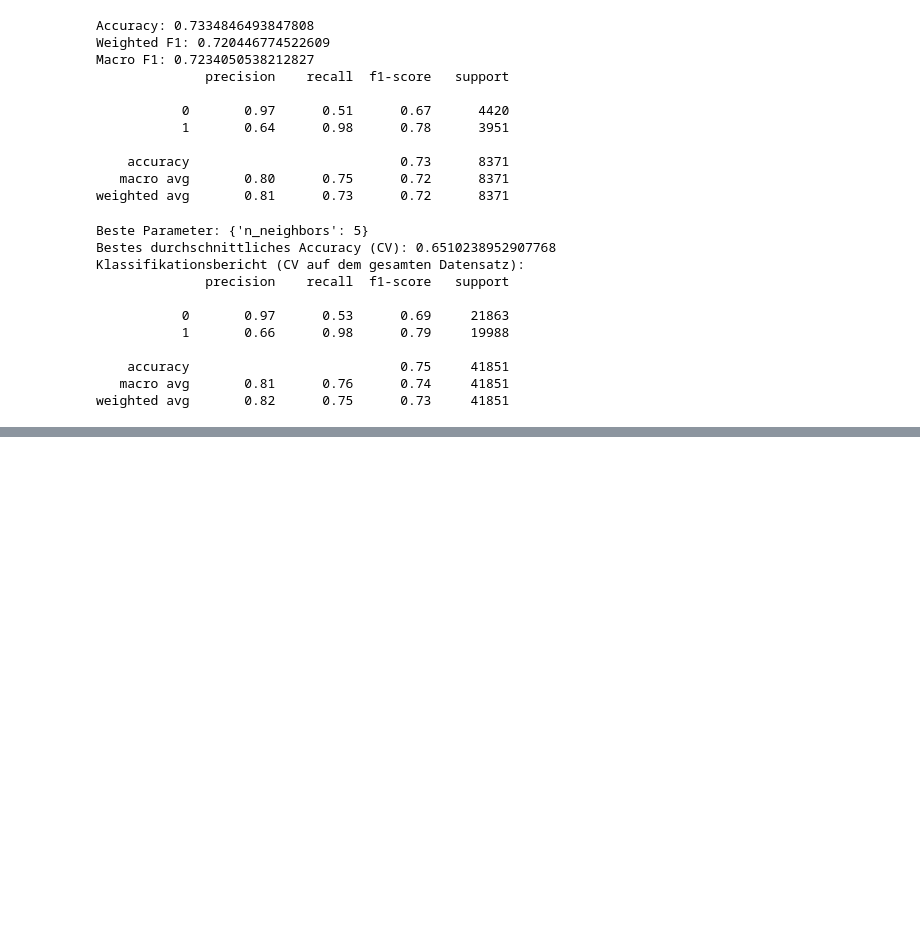
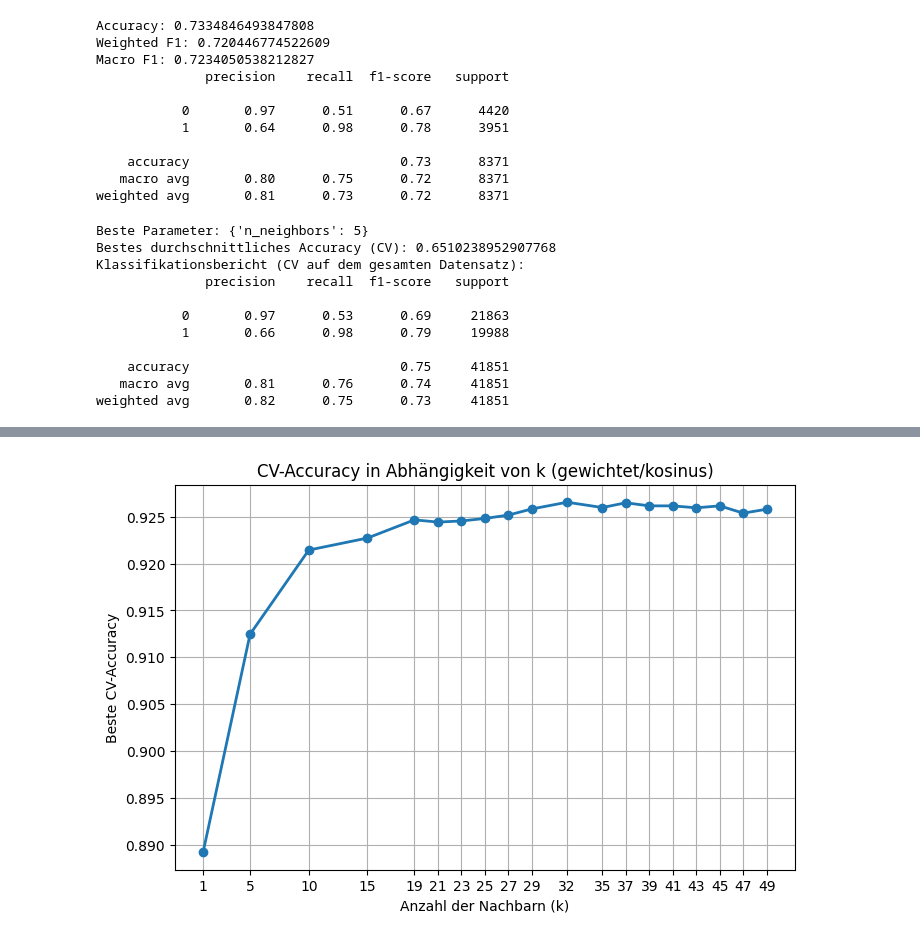
Before and after one commit to nicolasb49/-DSKI2-Football_Fake_News, a Jupyter notebook: Code/KNN_Modell.ipynb, the cells around one changed output, grey strips where cells are left out. Drawn from its saved outputs; the diff is of its cells as text; code cells hidden in the pictures; blank space fills up the shorter version.

```diff
--- a/Code/KNN_Modell.ipynb
+++ b/Code/KNN_Modell.ipynb
@@ -461,0 +527,25 @@ weighted avg       0.92      0.92      0.92      8371
+# %%
+import numpy as np
+import matplotlib.pyplot as plt
+
+
+results = grid_search.cv_results_
+n_values     = np.array(results['param_n_neighbors'].data, dtype=int)
+mean_scores  = np.array(results['mean_test_score'], dtype=float)
+
+unique_ns = np.unique(n_values)
+best_scores = []
+for n in unique_ns:
+    mask = n_values == n
+    best_scores.append(mean_scores[mask].max())
+
+plt.figure(figsize=(8,5))
+plt.plot(unique_ns, best_scores, marker='o', linewidth=2)
+plt.xticks(unique_ns)
+plt.xlabel("Anzahl der Nachbarn (k)")
+plt.ylabel("Beste CV-Accuracy")
+plt.title("CV-Accuracy in Abhängigkeit von k (gewichtet/kosinus)")
+plt.grid(True)
+plt.show()
+# %% [output]
+[figure, added]
```
Also changed, not shown: parts of 6 cells of this notebook.
